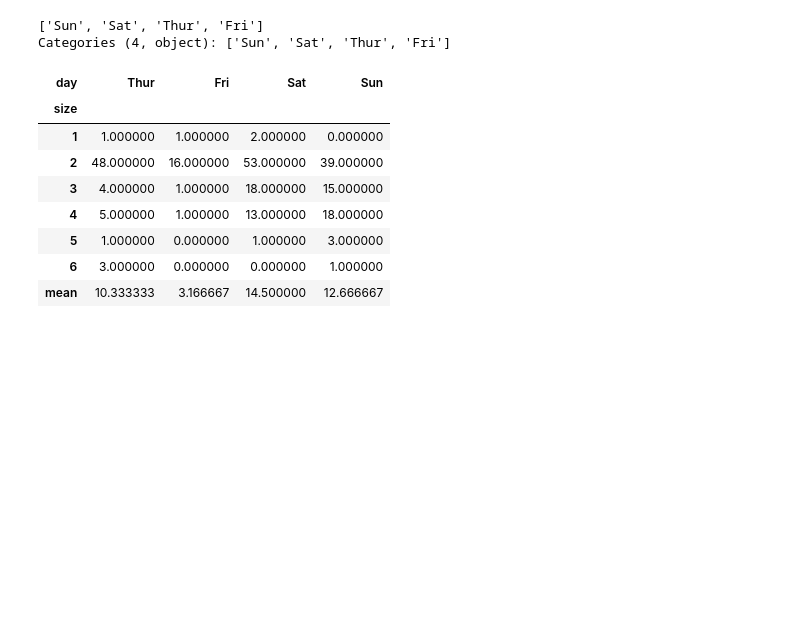
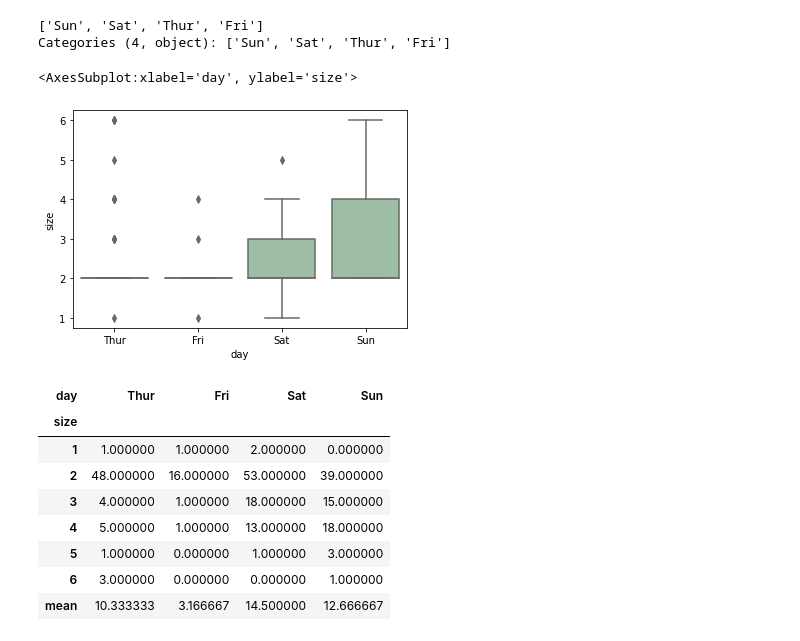
Before and after one commit to shivarajmulimani/Machine-learning, a Jupyter notebook: Hypothesis_testing.ipynb, the cells around one changed output. Drawn from its saved outputs; the diff is of its cells as text; code cells hidden in the pictures; blank space fills up the shorter version.

```diff
--- a/Hypothesis_testing.ipynb
+++ b/Hypothesis_testing.ipynb
@@ -82,4 +95,9 @@ days
 # %% [output]
 ['Sun', 'Sat', 'Thur', 'Fri']
 Categories (4, object): ['Sun', 'Sat', 'Thur', 'Fri']
+# %%
+sns.boxplot(x='day', y='size', data=df, color='#99c2a2')
+# %% [output]
+<AxesSubplot:xlabel='day', ylabel='size'>
+[figure, added]
 # %%
```
Also changed, not shown: parts of 29 cells of this notebook.
